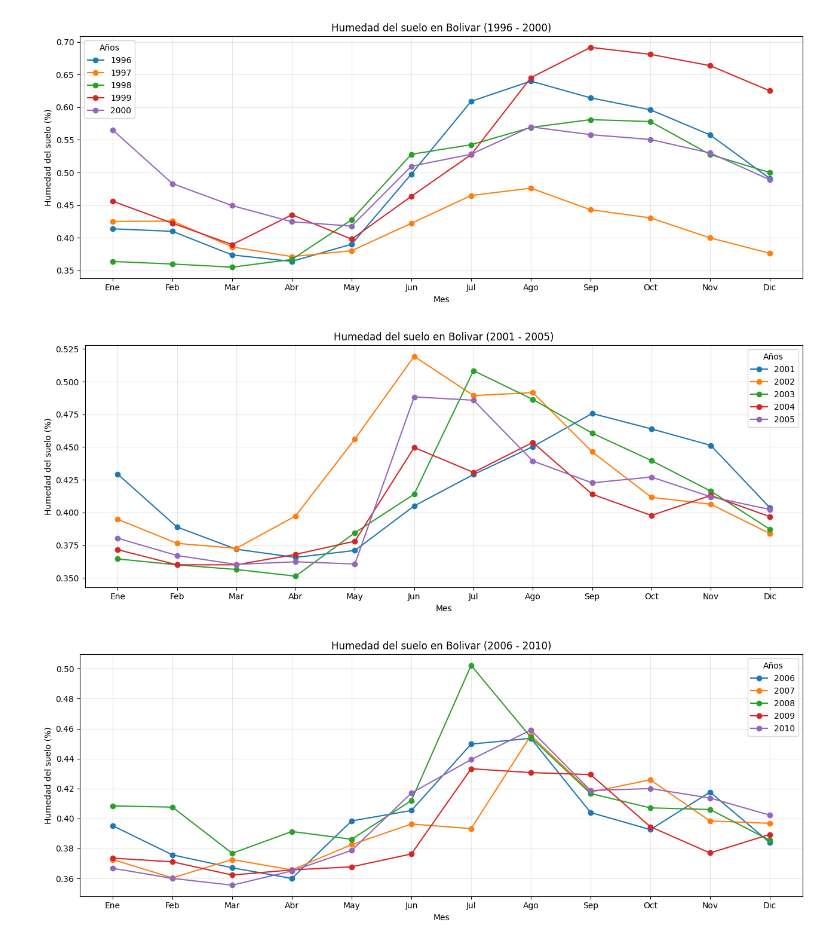
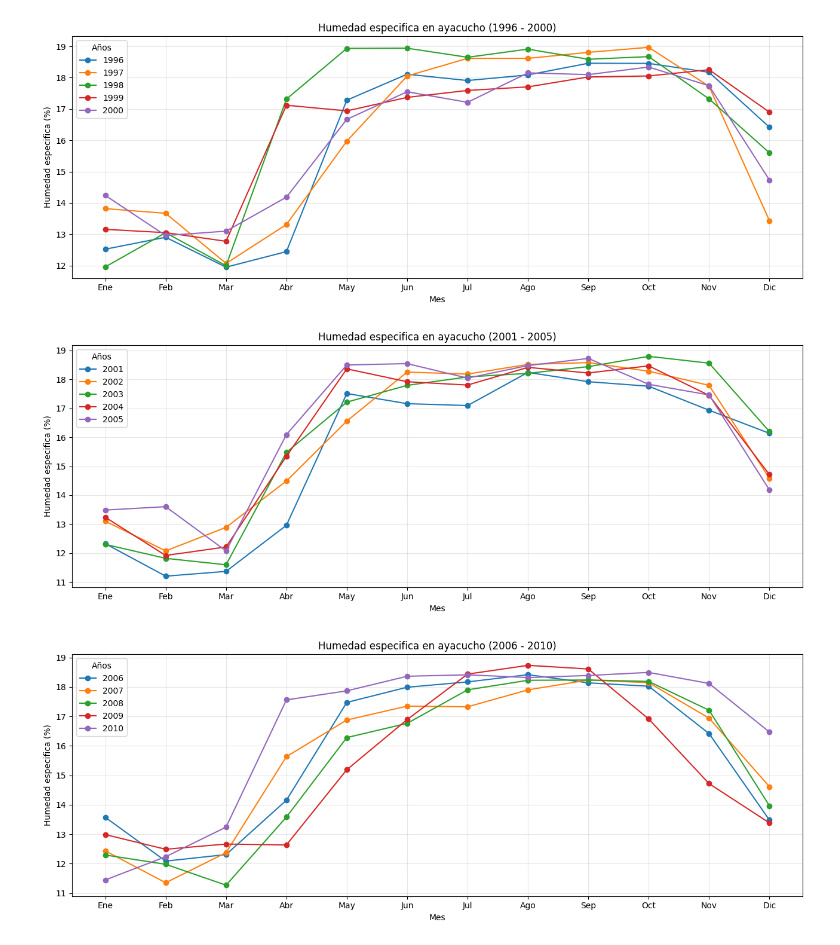
Before and after one commit to Carlos19men/Proyecto-de-IA-1, a Jupyter notebook: notebooks/analisis-humendad-especifica-21-4/humedad_especifica_ayacucho.ipynb, the cells around one changed output. Cells and saved outputs as stored; diff of their text form; code cells hidden in the pictures.

Commit message:
fix: correciones en las funciones y graficas de la humedad especifica

```diff
--- a/notebooks/analisis-humendad-especifica-21-4/humedad_especifica_ayacucho.ipynb
+++ b/notebooks/analisis-humendad-especifica-21-4/humedad_especifica_ayacucho.ipynb
@@ -3,12 +3,12 @@ import pandas as pd
 import matplotlib.pyplot as plt
 
 
-def humedad_rango(
+def humedad_especifica_rango(
     year_start = 2018,
     year_end = 2019,
     sep=",",
 ):
-    col_lugar="Ayacucho"
+    col_lugar="ayacucho"
     csv_path="../../data/raw/factores influyentes/Humedad especifica - Hoja 1.csv"
     col_fecha="fecha"
     formato_fecha="%Y-%m-%d"
@@ -40,47 +40,47 @@ def humedad_rango(
 
     plt.xticks(meses, nombres_meses)
     plt.xlabel("Mes")
-    plt.ylabel("Humedad del especifica (%)")
-    plt.title(f'Humedad del especifica en {col_lugar} ({year_start} - {year_end})')
+    plt.ylabel("Humedad especifica (%)")
+    plt.title(f'Humedad especifica en {col_lugar} ({year_start} - {year_end})')
     plt.grid(True, alpha=0.3)
 
     plt.legend(title="Años")
     plt.tight_layout()
     plt.show()
 # %%
-humedad_rango(
+humedad_especifica_rango(
     year_start=1981,
     year_end=1985
 )
-humedad_rango(
+humedad_especifica_rango(
     year_start=1986,
     year_end=1990
 )
-humedad_rango(
+humedad_especifica_rango(
     year_start=1991,
     year_end=1995
 )
-humedad_rango(
+humedad_especifica_rango(
     year_start=1996,
     year_end=2000
 )
-humedad_rango(
+humedad_especifica_rango(
     year_start=2001,
     year_end=2005
 )
-humedad_rango(
+humedad_especifica_rango(
     year_start=2006,
     year_end=2010
 )
-humedad_rango(
+humedad_especifica_rango(
     year_start=2011,
     year_end=2015
 )
-humedad_rango(
+humedad_especifica_rango(
     year_start=2016,
     year_end=2020
 )
-humedad_rango(
+humedad_especifica_rango(
     year_start=2021,
     year_end=2024
 )
@@ -91,3 +91,3 @@ humedad_rango(
-[figure, old version]
+[figure, new version]
-[figure, old version]
+[figure, new version]
-[figure, old version]
+[figure, new version]
```
Also changed, not shown: parts of 1 cell of this notebook, 1 other file.
